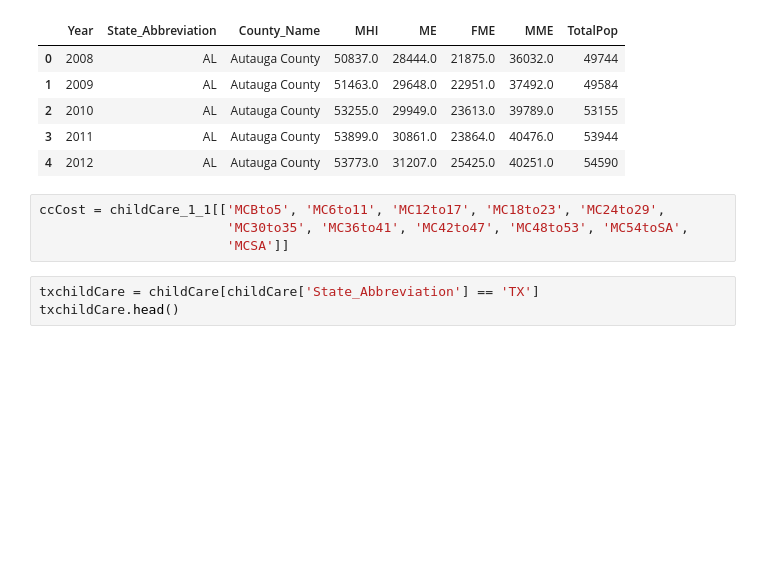
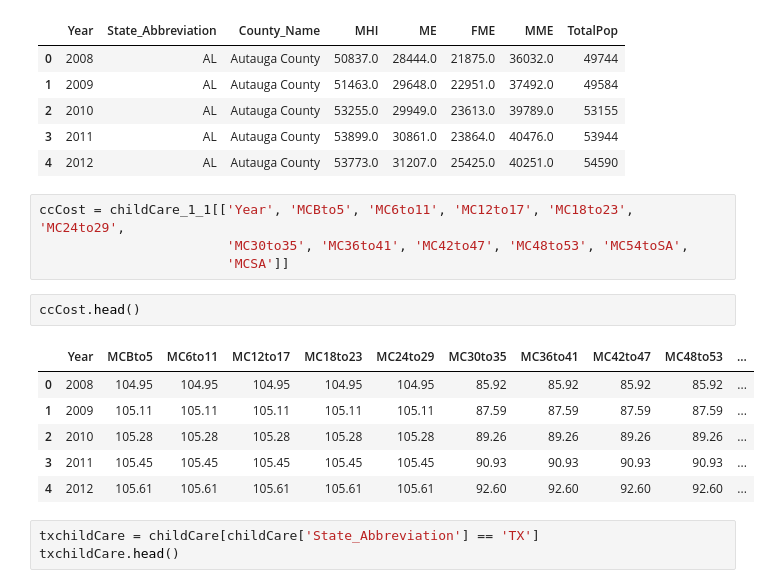
Before and after one commit to MWPerrineJr/data_vis_final, a Jupyter notebook: term.ipynb, the cells around one changed output. Saved outputs shown, nothing was run; the diff lists cells and outputs as text; blank space fills up the shorter version.

```diff
--- a/term.ipynb
+++ b/term.ipynb
@@ -100,9 +101,18 @@ ccInc.head()
 | 3 | 2011 | AL | Autauga County | 53899.0 | 30861.0 | 23864.0 | 40476.0 | 53944 |
 | 4 | 2012 | AL | Autauga County | 53773.0 | 31207.0 | 25425.0 | 40251.0 | 54590 |
 # %%
-ccCost = childCare_1_1[['MCBto5', 'MC6to11', 'MC12to17', 'MC18to23', 'MC24to29',
+ccCost = childCare_1_1[['Year', 'MCBto5', 'MC6to11', 'MC12to17', 'MC18to23', 'MC24to29',
                         'MC30to35', 'MC36to41', 'MC42to47', 'MC48to53', 'MC54toSA',
                         'MCSA']]
+# %%
+ccCost.head()
+# %% [output]
+|  | Year | MCBto5 | MC6to11 | MC12to17 | MC18to23 | MC24to29 | MC30to35 | MC36to41 | MC42to47 | MC48to53 | ... |
+| 0 | 2008 | 104.95 | 104.95 | 104.95 | 104.95 | 104.95 | 85.92 | 85.92 | 85.92 | 85.92 | ... |
+| 1 | 2009 | 105.11 | 105.11 | 105.11 | 105.11 | 105.11 | 87.59 | 87.59 | 87.59 | 87.59 | ... |
+| 2 | 2010 | 105.28 | 105.28 | 105.28 | 105.28 | 105.28 | 89.26 | 89.26 | 89.26 | 89.26 | ... |
+| 3 | 2011 | 105.45 | 105.45 | 105.45 | 105.45 | 105.45 | 90.93 | 90.93 | 90.93 | 90.93 | ... |
+| 4 | 2012 | 105.61 | 105.61 | 105.61 | 105.61 | 105.61 | 92.60 | 92.60 | 92.60 | 92.60 | ... |
 # %%
 txchildCare = childCare[childCare['State_Abbreviation'] == 'TX']
 txchildCare.head()
```
Also changed, not shown: parts of 8 cells of this notebook, 1 other file.
